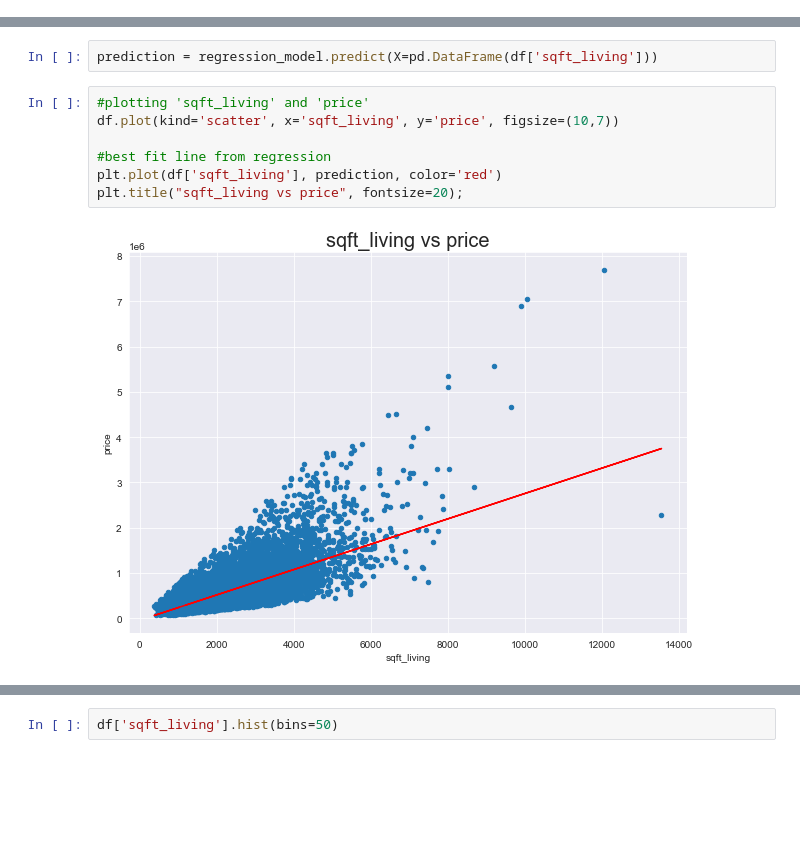
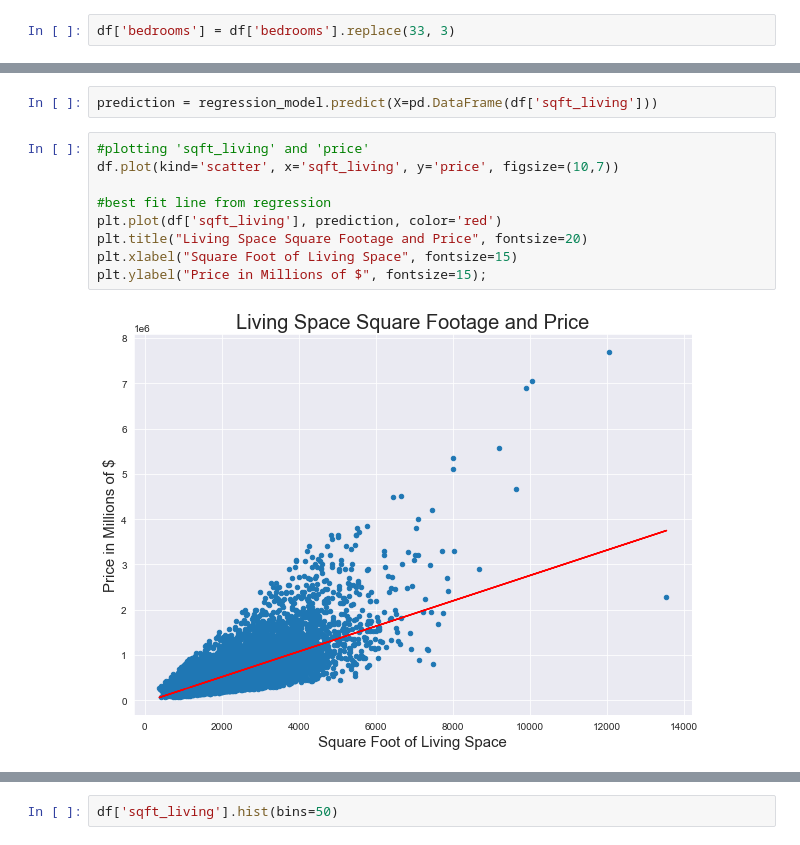
Before and after one commit to dtong136/dsc-phase-2-project-v2-3, a Jupyter notebook: king-county-housing-analysis.ipynb, the cells around one changed output, grey strips where cells are left out. Saved outputs shown, nothing was run; the diff lists cells and outputs as text; blank space fills up the shorter version.

```diff
--- a/king-county-housing-analysis.ipynb
+++ b/king-county-housing-analysis.ipynb
@@ -148,3 +150,5 @@ df.loc[(df['bedrooms']) == 33]
+# %%
+df['bedrooms'] = df['bedrooms'].replace(33, 3)
 # %% [markdown]
 ## Data Cleaning - Dealing with Null Values
 The first step that I will be taking is dealing with the null values in the "view" and "yr_renovated" columns.
@@ -457,12 +463,14 @@ prediction = regression_model.predict(X=pd.DataFrame(df['sqft_living']))
 # %%
 #plotting 'sqft_living' and 'price'
 df.plot(kind='scatter', x='sqft_living', y='price', figsize=(10,7))
 
 #best fit line from regression
 plt.plot(df['sqft_living'], prediction, color='red')
-plt.title("sqft_living vs price", fontsize=20);
+plt.title("Living Space Square Footage and Price", fontsize=20)
+plt.xlabel("Square Foot of Living Space", fontsize=15)
+plt.ylabel("Price in Millions of $", fontsize=15);
 # %% [output]
-[figure, old version]
+[figure, new version]
 # %%
 outcome = 'price'
 
```
Also changed, not shown: parts of 14 cells of this notebook, 6 other files.
